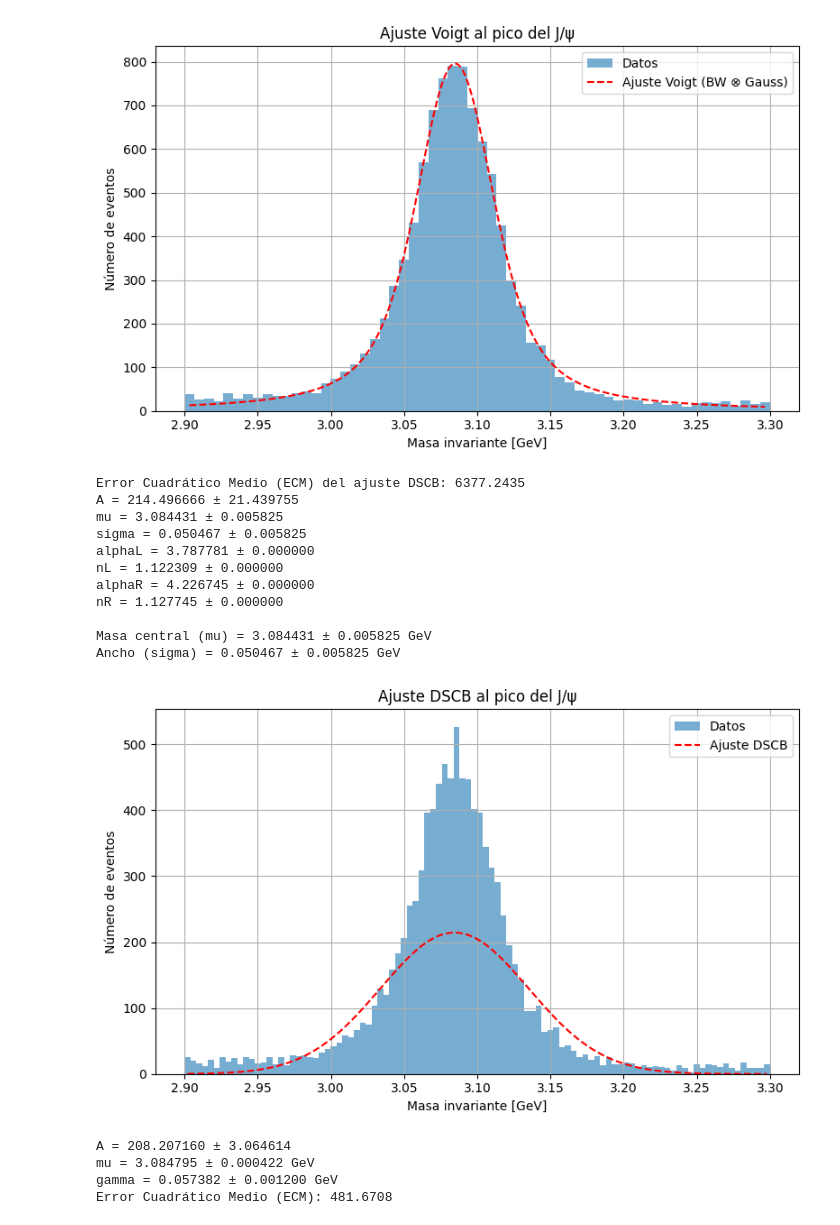
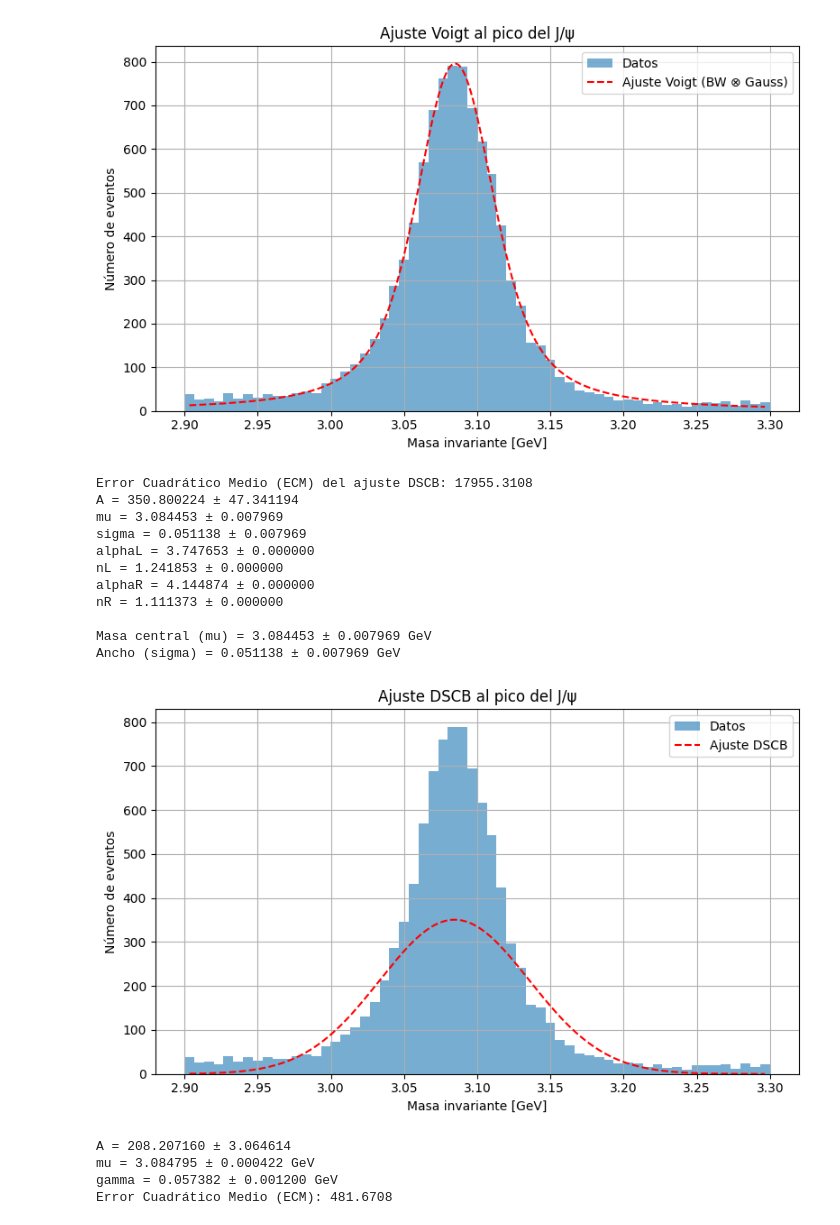
Before and after one commit to destello501/destello501.github.io, a Jupyter notebook: Blind.ipynb, the cells around one changed output. Saved outputs shown, nothing was run; the diff lists cells and outputs as text; code cells hidden in the pictures.

```diff
--- a/Blind.ipynb
+++ b/Blind.ipynb
@@ -20,0 +182,41 @@ particles.head()
+# %%
+import numpy as np
+import pandas as pd
+import matplotlib.pyplot as plt
+
+# Calcular la masa invariante sin filtros
+delta_eta_total = particles['eta1'] - particles['eta2']
+delta_phi_total = particles['phi1'] - particles['phi2']
+mass_squared_total = 2 * particles['pt1'] * particles['pt2'] * (np.cosh(delta_eta_total) - np.cos(delta_phi_total))
+particles['invariant_mass'] = np.sqrt(mass_squared_total)
+
+# Datos sin filtros
+mass_all = particles['invariant_mass']
+
+# Aplicar filtros (excepto masa)
+filtered = particles[
+    (abs(particles['eta1']) < 2.4) &
+    (abs(particles['eta2']) < 2.4) &
+    (particles['Q1'] * particles['Q2'] == -1) &
+    (particles['type1'] == 'G') &
+    (particles['type2'] == 'G')
+].copy()
+
+# Datos con filtros SIN recorte en la masa
+mass_filtered = filtered['invariant_mass']
+
+# Mostrar cantidad de eventos
+print("Número total de eventos (sin filtros):", len(mass_all))
+print("Número de eventos con filtros aplicados (sin recorte de masa):", len(mass_filtered))
+
+# Graficar comparación
+plt.figure(figsize=(10, 6))
+plt.hist(mass_all, bins=100, alpha=0.4, label='Sin filtros', color='red')
+plt.hist(mass_filtered, bins=100, alpha=0.7, label='Con filtros', color='blue')
+plt.xlabel('Masa invariante [GeV]')
+plt.ylabel('Número de eventos')
+plt.title('Comparación: masa invariante sin filtros vs con filtros')
+plt.legend()
+plt.grid(True)
+plt.tight_layout()
+plt.show()
@@ -213,7 +506,7 @@ region = (filtered['invariant_mass'] > 2.9) & (filtered['invariant_mass'] < 3.3)
 selected_data = filtered[region]['invariant_mass']
 
 # Histograma
-hist_values, bin_edges = np.histogram(selected_data, bins=100)
+hist_values, bin_edges = np.histogram(selected_data, bins=60)
 bin_centers = (bin_edges[:-1] + bin_edges[1:]) / 2
 
 # Función DSCB
@@ -250,45 +543,45 @@ popt, pcov = curve_fit(
 )
 
 # ECM
 residuals = hist_values - double_crystal_ball(bin_centers, *popt)
 ecm = np.mean(residuals**2)
 print(f"Error Cuadrático Medio (ECM) del ajuste DSCB: {ecm:.4f}")
 
 # Resultados
 param_names = ['A', 'mu', 'sigma', 'alphaL', 'nL', 'alphaR', 'nR']
 param_errors = np.sqrt(np.diag(pcov))
 
 for name, val, err in zip(param_names, popt, param_errors):
     print(f"{name} = {val:.6f} ± {err:.6f}")
 
 print(f"\nMasa central (mu) = {popt[1]:.6f} ± {param_errors[1]:.6f} GeV")
 print(f"Ancho (sigma) = {popt[2]:.6f} ± {param_errors[2]:.6f} GeV")
 
 # Gráfica
 plt.figure(figsize=(8, 5))
-plt.hist(selected_data, bins=100, alpha=0.6, label='Datos')
+plt.hist(selected_data, bins=60, alpha=0.6, label='Datos')
 x_fit = np.linspace(bin_centers.min(), bin_centers.max(), 500)
 plt.plot(x_fit, double_crystal_ball(x_fit, *popt), 'r--', label='Ajuste DSCB')
 plt.xlabel('Masa invariante [GeV]')
 plt.ylabel('Número de eventos')
 plt.title('Ajuste DSCB al pico del J/ψ')
 plt.legend()
 plt.grid(True)
 plt.tight_layout()
 plt.show()
 # %% [output]
-Error Cuadrático Medio (ECM) del ajuste DSCB: 6377.2435
-A = 214.496666 ± 21.439755
-mu = 3.084431 ± 0.005825
-sigma = 0.050467 ± 0.005825
-alphaL = 3.787781 ± 0.000000
-nL = 1.122309 ± 0.000000
-alphaR = 4.226745 ± 0.000000
-nR = 1.127745 ± 0.000000
+Error Cuadrático Medio (ECM) del ajuste DSCB: 17955.3108
+A = 350.800224 ± 47.341194
+mu = 3.084453 ± 0.007969
+sigma = 0.051138 ± 0.007969
+alphaL = 3.747653 ± 0.000000
+nL = 1.241853 ± 0.000000
+alphaR = 4.144874 ± 0.000000
+nR = 1.111373 ± 0.000000
 
-Masa central (mu) = 3.084431 ± 0.005825 GeV
-Ancho (sigma) = 0.050467 ± 0.005825 GeV
+Masa central (mu) = 3.084453 ± 0.007969 GeV
+Ancho (sigma) = 0.051138 ± 0.007969 GeV
-[figure, old version]
+[figure, new version]
 # %%
 import numpy as np
 import pandas as pd
```
Also changed, not shown: parts of 7 cells of this notebook.
